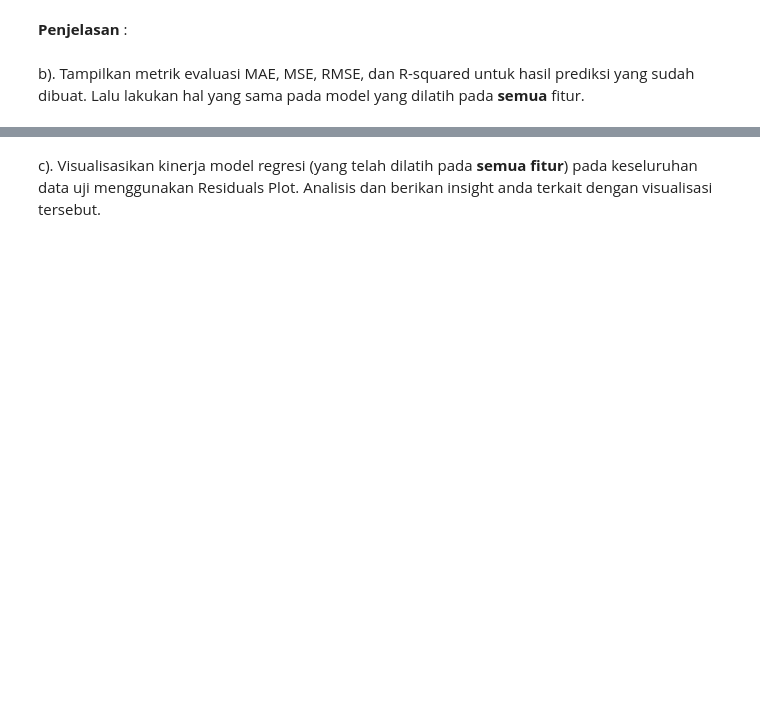
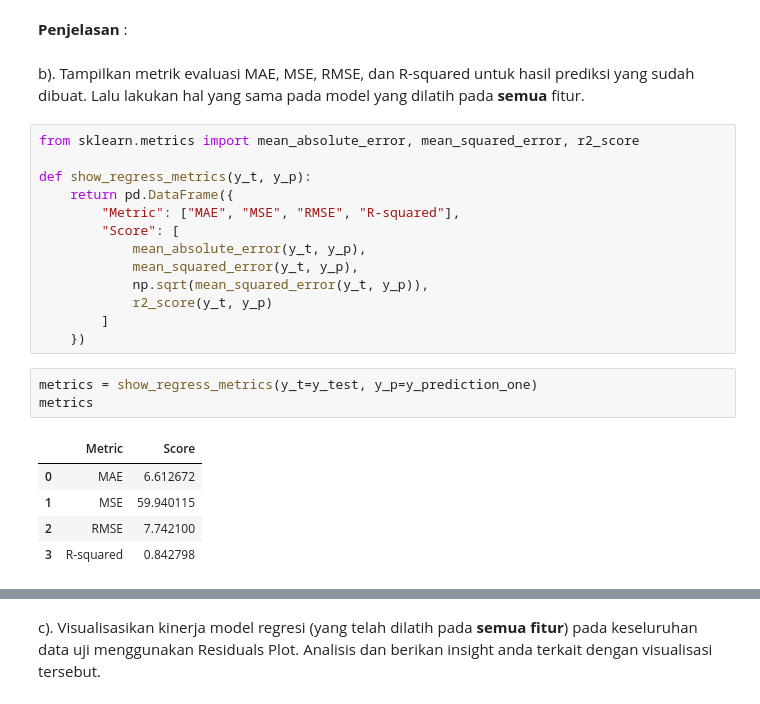
Before and after one commit to mhmdhaekal/lab-6-kasdad, a Jupyter notebook: C_Lab6_2206817490_MuhammadHaekalKalipaksi.ipynb, the cells around one changed output, grey strips where cells are left out. Cells and saved outputs as stored; diff of their text form; blank space fills up the shorter version.

```diff
--- a/C_Lab6_2206817490_MuhammadHaekalKalipaksi.ipynb
+++ b/C_Lab6_2206817490_MuhammadHaekalKalipaksi.ipynb
@@ -584,3 +607,25 @@ a). Buatlah sebuah model regresi linear menggunakan **salah satu** fitur numerik
 **Penjelasan** :
 # %% [markdown]
 b). Tampilkan metrik evaluasi MAE, MSE, RMSE, dan R-squared untuk hasil prediksi yang sudah dibuat. Lalu lakukan hal yang sama pada model yang dilatih pada **semua** fitur.
+# %%
+from sklearn.metrics import mean_absolute_error, mean_squared_error, r2_score
+
+def show_regress_metrics(y_t, y_p):
+    return pd.DataFrame({
+        "Metric": ["MAE", "MSE", "RMSE", "R-squared"],
+        "Score": [
+            mean_absolute_error(y_t, y_p),
+            mean_squared_error(y_t, y_p),
+            np.sqrt(mean_squared_error(y_t, y_p)),
+            r2_score(y_t, y_p)
+        ]
+    })
+# %%
+metrics = show_regress_metrics(y_t=y_test, y_p=y_prediction_one)
+metrics
+# %% [output]
+|  | Metric | Score |
+| 0 | MAE | 6.612672 |
+| 1 | MSE | 59.940115 |
+| 2 | RMSE | 7.742100 |
+| 3 | R-squared | 0.842798 |
```
Also changed, not shown: parts of 18 cells of this notebook.
